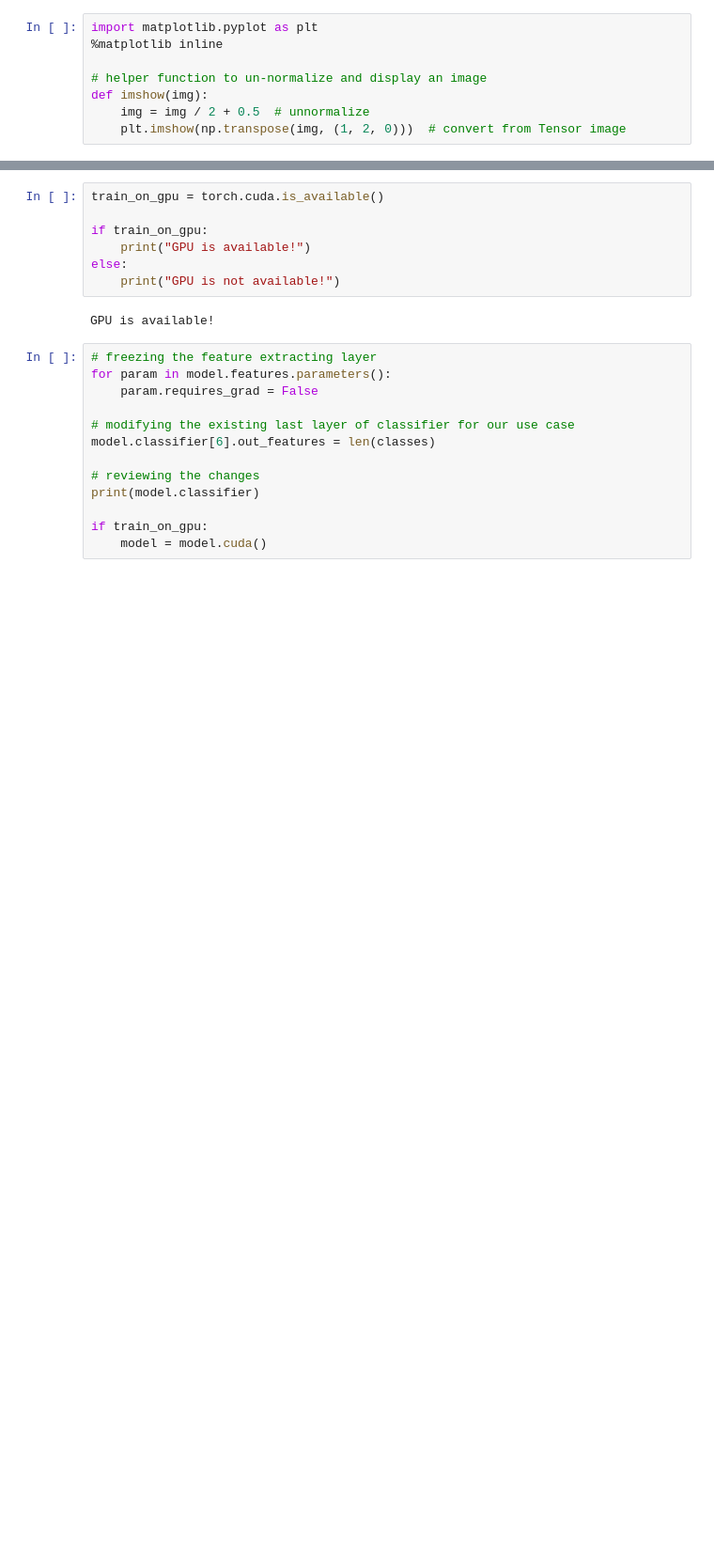
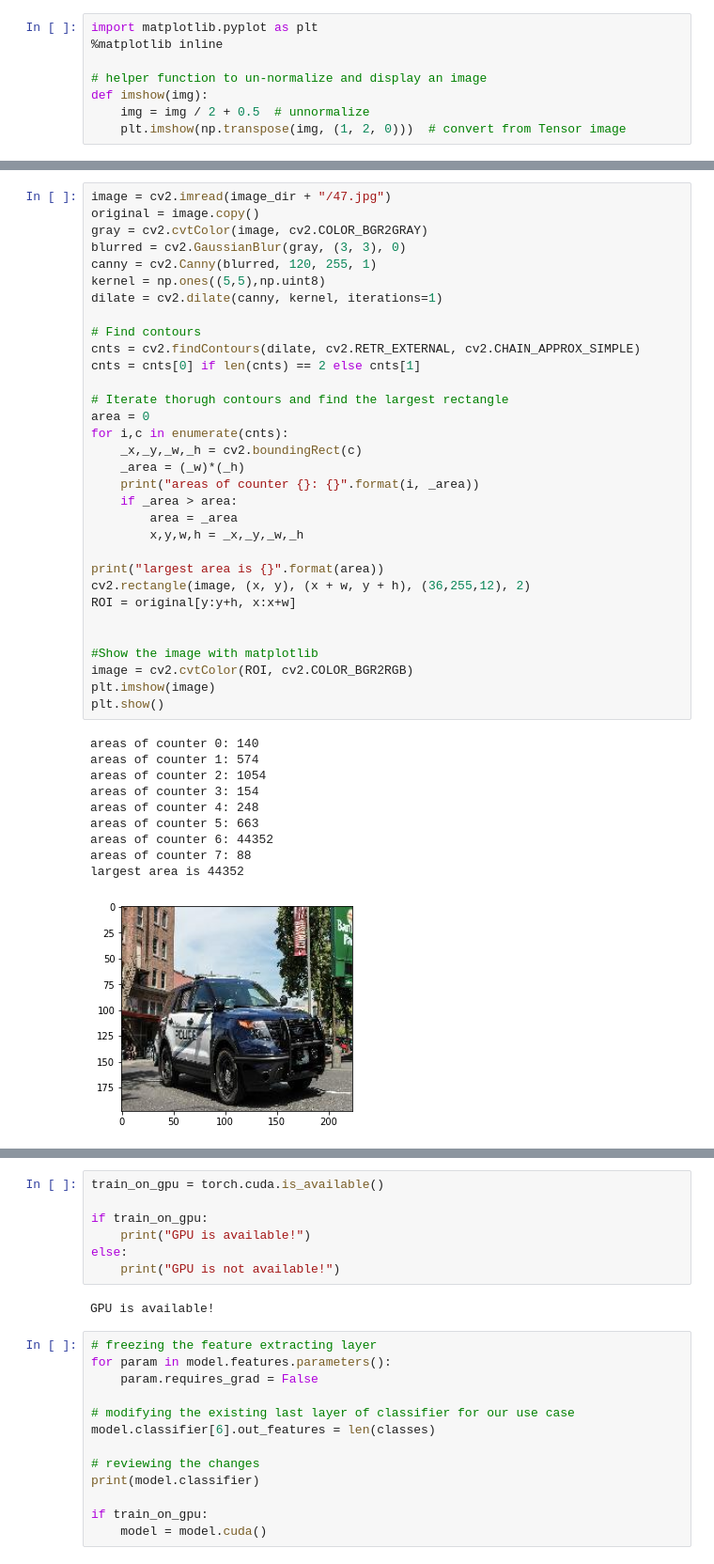
Before and after one commit to sumanyurosha/hackathons, a Jupyter notebook: AnalyticsVidya/JanataHackathon.ipynb, the cells around one changed output, grey strips where cells are left out. Shown at 94% size. Saved outputs shown, nothing was run; the diff lists cells and outputs as text; blank space fills up the shorter version.

```diff
--- a/AnalyticsVidya/JanataHackathon.ipynb
+++ b/AnalyticsVidya/JanataHackathon.ipynb
@@ -121,0 +192,43 @@ for idx in np.arange(20):
+# %%
+image = cv2.imread(image_dir + "/47.jpg")
+original = image.copy()
+gray = cv2.cvtColor(image, cv2.COLOR_BGR2GRAY)
+blurred = cv2.GaussianBlur(gray, (3, 3), 0)
+canny = cv2.Canny(blurred, 120, 255, 1)
+kernel = np.ones((5,5),np.uint8)
+dilate = cv2.dilate(canny, kernel, iterations=1)
+
+# Find contours
+cnts = cv2.findContours(dilate, cv2.RETR_EXTERNAL, cv2.CHAIN_APPROX_SIMPLE)
+cnts = cnts[0] if len(cnts) == 2 else cnts[1]
+
+# Iterate thorugh contours and find the largest rectangle
+area = 0
+for i,c in enumerate(cnts):
+    _x,_y,_w,_h = cv2.boundingRect(c)
+    _area = (_w)*(_h)
+    print("areas of counter {}: {}".format(i, _area))
+    if _area > area:
+        area = _area
+        x,y,w,h = _x,_y,_w,_h
+
+print("largest area is {}".format(area))
+cv2.rectangle(image, (x, y), (x + w, y + h), (36,255,12), 2)
+ROI = original[y:y+h, x:x+w]
+
+
+#Show the image with matplotlib
+image = cv2.cvtColor(ROI, cv2.COLOR_BGR2RGB)
+plt.imshow(image)
+plt.show()
+# %% [output]
+areas of counter 0: 140
+areas of counter 1: 574
+areas of counter 2: 1054
+areas of counter 3: 154
+areas of counter 4: 248
+areas of counter 5: 663
+areas of counter 6: 44352
+areas of counter 7: 88
+largest area is 44352
+[figure, added]
```
Also changed, not shown: parts of 10 cells of this notebook.
